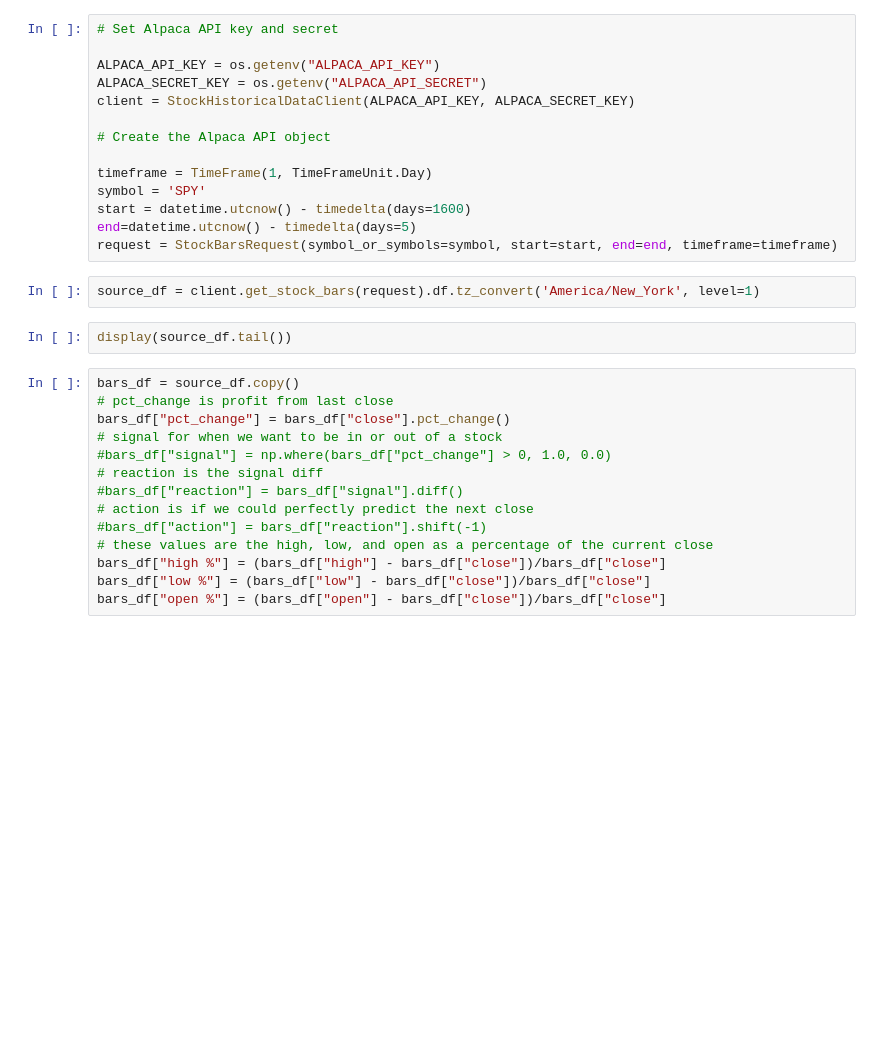
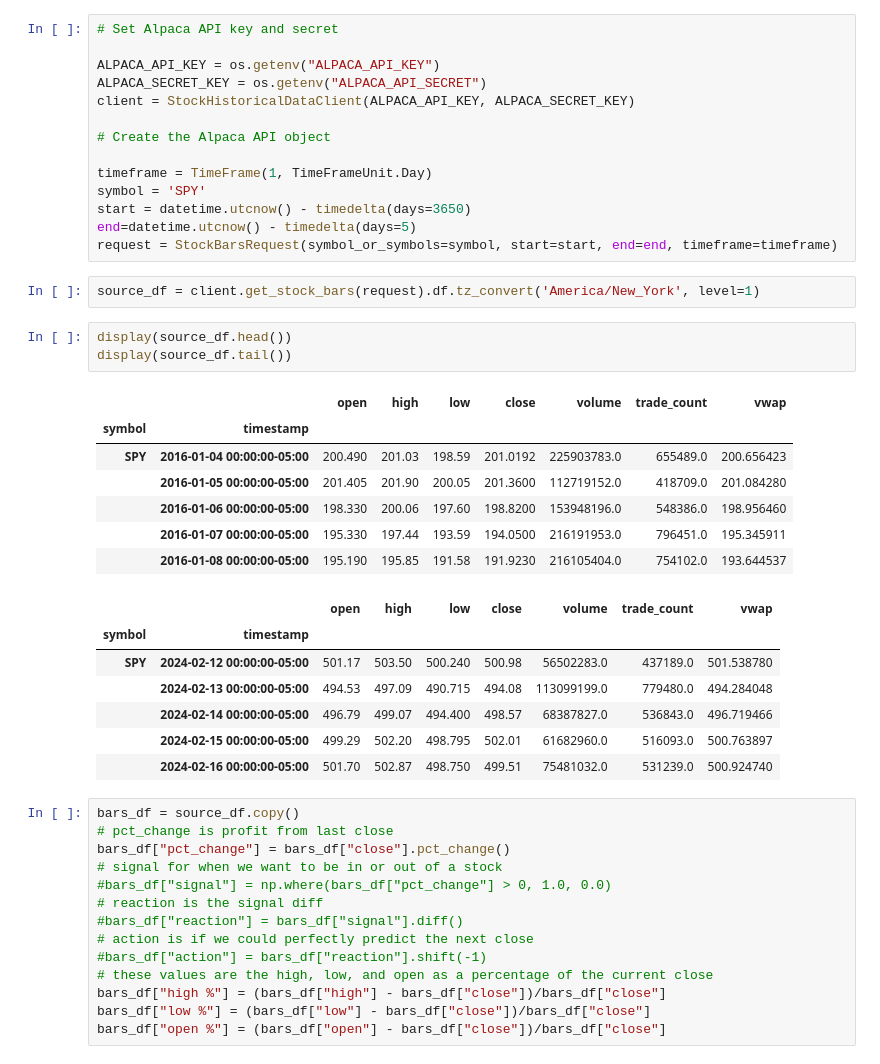
Before and after one commit to EtienneBrown1982/Price_Action_Reloaded, a Jupyter notebook: Predictions/prediction_EB.ipynb, the cells around one changed output. Saved outputs shown, nothing was run; the diff lists cells and outputs as text; blank space fills up the shorter version.

```diff
--- a/Predictions/prediction_EB.ipynb
+++ b/Predictions/prediction_EB.ipynb
@@ -30,13 +36,29 @@ client = StockHistoricalDataClient(ALPACA_API_KEY, ALPACA_SECRET_KEY)
 
 timeframe = TimeFrame(1, TimeFrameUnit.Day)
 symbol = 'SPY'
-start = datetime.utcnow() - timedelta(days=1600)
+start = datetime.utcnow() - timedelta(days=3650)
 end=datetime.utcnow() - timedelta(days=5)
 request = StockBarsRequest(symbol_or_symbols=symbol, start=start, end=end, timeframe=timeframe)
 # %%
 source_df = client.get_stock_bars(request).df.tz_convert('America/New_York', level=1)
 # %%
+display(source_df.head())
 display(source_df.tail())
+# %% [output]
+|  |  | open | high | low | close | volume | trade_count | vwap |
+| symbol | timestamp |  |  |  |  |  |  |  |
+| SPY | 2016-01-04 00:00:00-05:00 | 200.490 | 201.03 | 198.59 | 201.0192 | 225903783.0 | 655489.0 | 200.656423 |
+|  | 2016-01-05 00:00:00-05:00 | 201.405 | 201.90 | 200.05 | 201.3600 | 112719152.0 | 418709.0 | 201.084280 |
+|  | 2016-01-06 00:00:00-05:00 | 198.330 | 200.06 | 197.60 | 198.8200 | 153948196.0 | 548386.0 | 198.956460 |
+|  | 2016-01-07 00:00:00-05:00 | 195.330 | 197.44 | 193.59 | 194.0500 | 216191953.0 | 796451.0 | 195.345911 |
+|  | 2016-01-08 00:00:00-05:00 | 195.190 | 195.85 | 191.58 | 191.9230 | 216105404.0 | 754102.0 | 193.644537 |
+|  |  | open | high | low | close | volume | trade_count | vwap |
+| symbol | timestamp |  |  |  |  |  |  |  |
+| SPY | 2024-02-12 00:00:00-05:00 | 501.17 | 503.50 | 500.240 | 500.98 | 56502283.0 | 437189.0 | 501.538780 |
+|  | 2024-02-13 00:00:00-05:00 | 494.53 | 497.09 | 490.715 | 494.08 | 113099199.0 | 779480.0 | 494.284048 |
+|  | 2024-02-14 00:00:00-05:00 | 496.79 | 499.07 | 494.400 | 498.57 | 68387827.0 | 536843.0 | 496.719466 |
+|  | 2024-02-15 00:00:00-05:00 | 499.29 | 502.20 | 498.795 | 502.01 | 61682960.0 | 516093.0 | 500.763897 |
+|  | 2024-02-16 00:00:00-05:00 | 501.70 | 502.87 | 498.750 | 499.51 | 75481032.0 | 531239.0 | 500.924740 |
 # %%
 bars_df = source_df.copy()
 # pct_change is profit from last close
```
Also changed, not shown: parts of 25 cells of this notebook, 5 other files.
